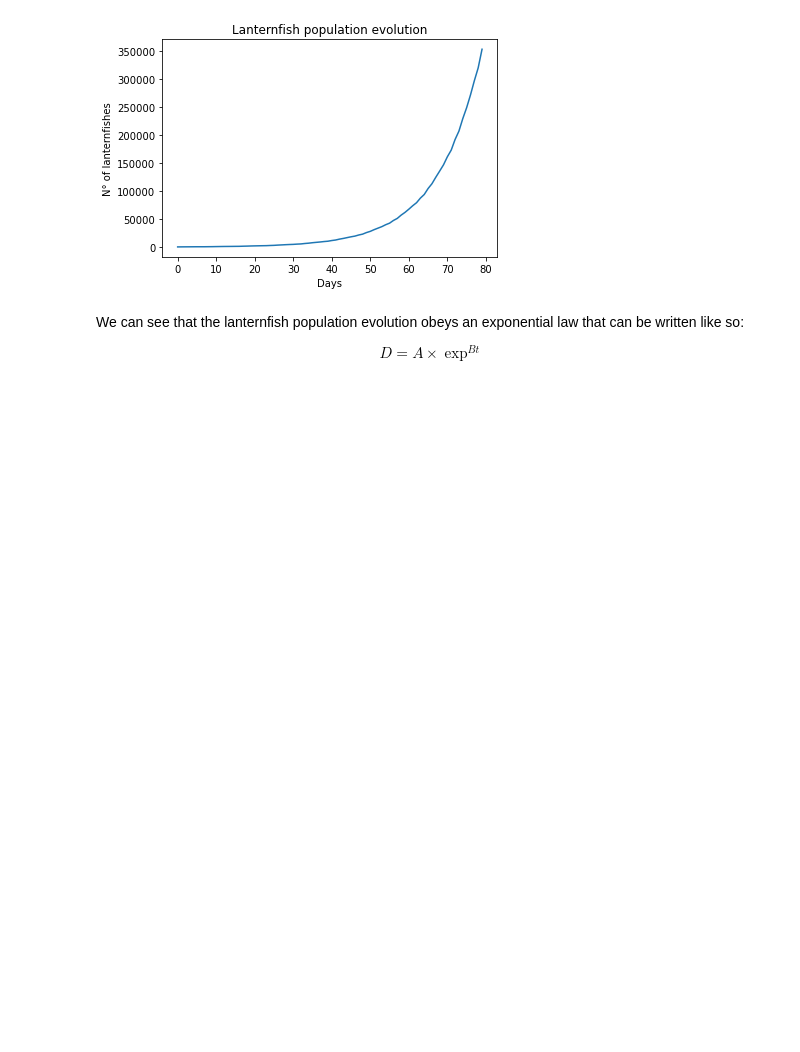
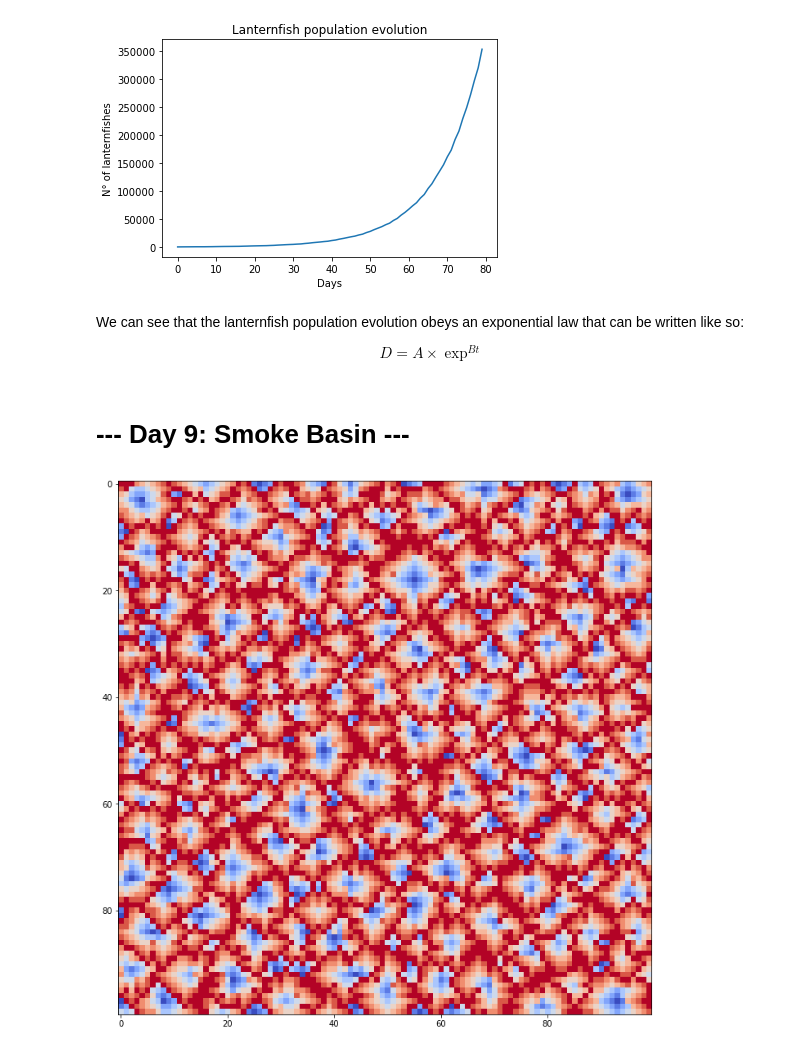
Before and after one commit to sboomi/advent-of-code, a Jupyter notebook: code/2021/python/nb/aoc-2021-day-6-10.ipynb, the cells around one changed output. Saved outputs shown, nothing was run; the diff lists cells and outputs as text; code cells hidden in the pictures; blank space fills up the shorter version.

```diff
--- a/code/2021/python/nb/aoc-2021-day-6-10.ipynb
+++ b/code/2021/python/nb/aoc-2021-day-6-10.ipynb
@@ -75,3 +75,28 @@ We can see that the lanternfish population evolution obeys an exponential law th
 $$
 D = A \times \exp^{Bt}
 $$
+# %% [markdown]
+# --- Day 9: Smoke Basin ---
+# %%
+def load_data_day_9() -> List[int]:
+    day_nine_file = DATA_DIR / "day9"
+    with open(day_nine_file, "r") as f:
+        return [[int(letter) for letter in line.strip()] for line in f.readlines()]
+
+
+heightmap = load_data_day_9()
+heightmap = np.array(heightmap)
+
+hm_rows, hm_cols = heightmap.shape
+# %%
+%matplotlib inline
+
+from matplotlib import cm
+
+fig, ax = plt.subplots(figsize=(12, 12))
+
+ax.imshow(heightmap, cmap=cm.coolwarm, vmin=0, vmax=9)
+
+plt.show()
+# %% [output]
+[figure, added]
```
Also changed, not shown: parts of 5 cells of this notebook, 6 other files.
